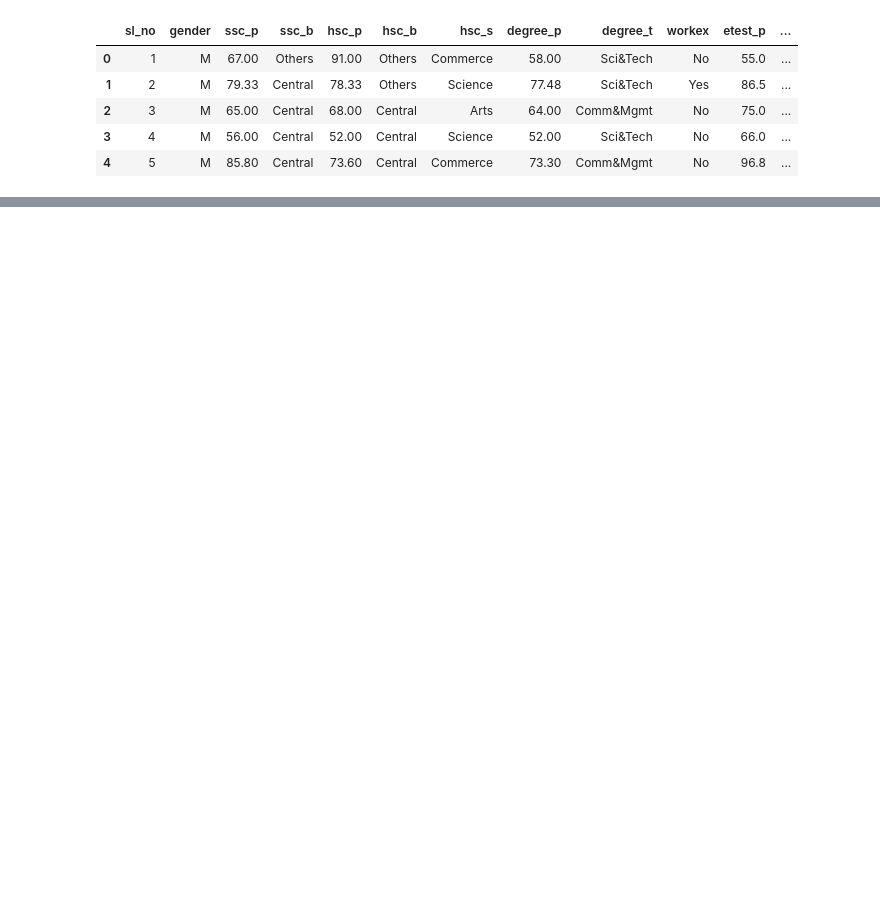
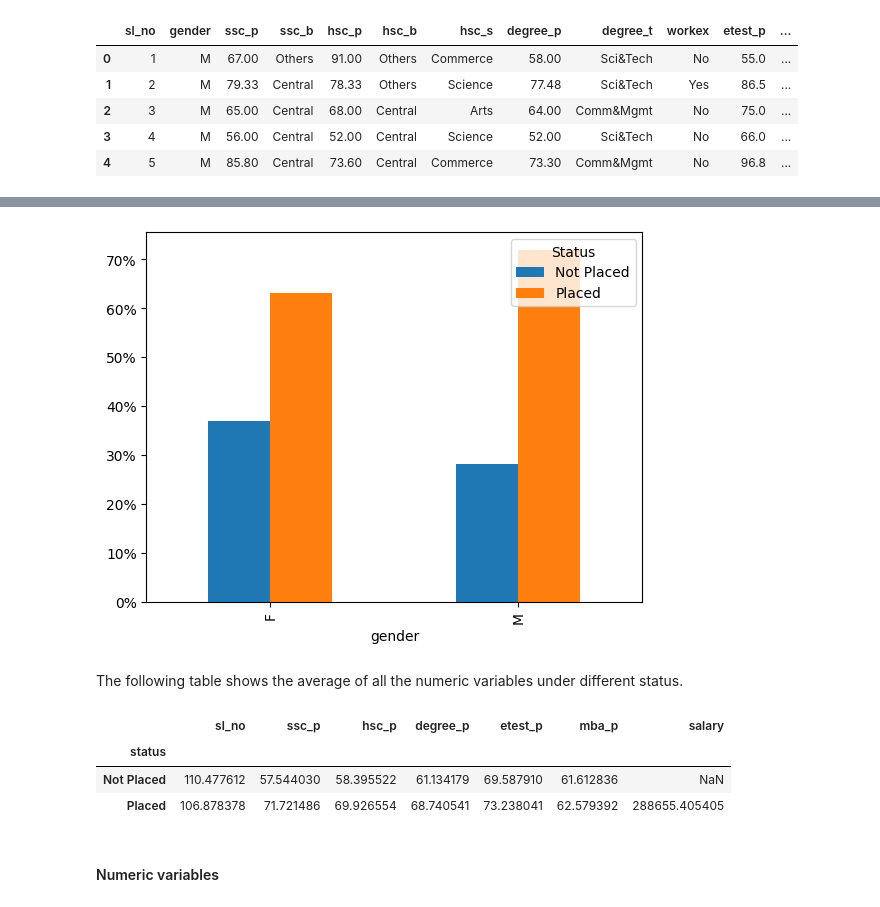
Before and after one commit to lucioew28/avaliacao_c2_a1_adac, a Jupyter notebook: main.ipynb, the cells around one changed output, grey strips where cells are left out. Drawn from its saved outputs; the diff is of its cells as text; code cells hidden in the pictures; blank space fills up the shorter version.

```diff
--- a/main.ipynb
+++ b/main.ipynb
@@ -12,0 +154,21 @@ df_original.head()
+# %%
+df_original.groupby(["gender","status"]).size().groupby(level=0, group_keys=False).apply(
+    lambda x: 100 * x / x.sum()
+).unstack().plot(kind='bar',stacked=False)
+
+plt.gca().yaxis.set_major_formatter(mtick.PercentFormatter())
+plt.legend(loc = 'upper right',title = 'Status')
+plt.show()
+# %% [output]
+[figure, added]
+# %% [markdown]
+<p>The following table shows the average of all the numeric variables under different status.</p>
+# %%
+df_original.groupby('status').mean(numeric_only=True)
+# %% [output]
+|  | sl_no | ssc_p | hsc_p | degree_p | etest_p | mba_p | salary |
+| status |  |  |  |  |  |  |  |
+| Not Placed | 110.477612 | 57.544030 | 58.395522 | 61.134179 | 69.587910 | 61.612836 | NaN |
+| Placed | 106.878378 | 71.721486 | 69.926554 | 68.740541 | 73.238041 | 62.579392 | 288655.405405 |
+# %% [markdown]
+<h4>Numeric variables</h4>
```
Also changed, not shown: parts of 24 cells of this notebook.
